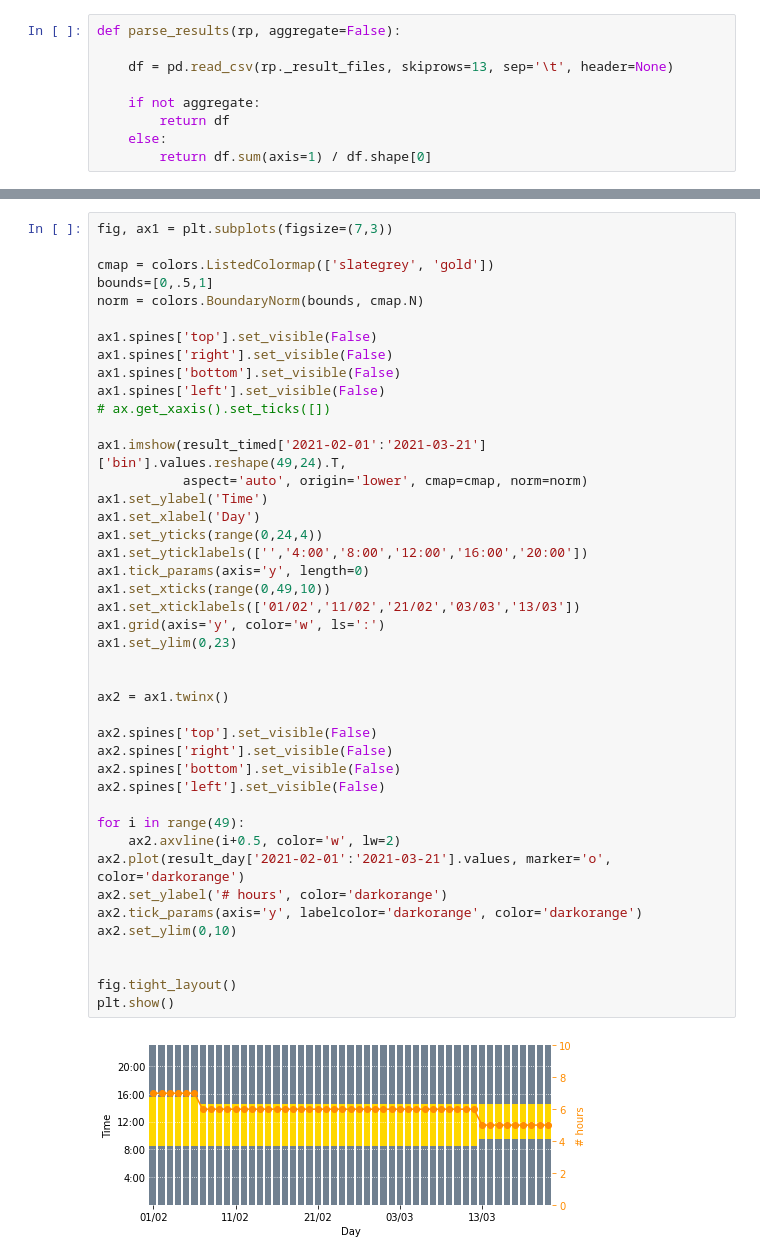
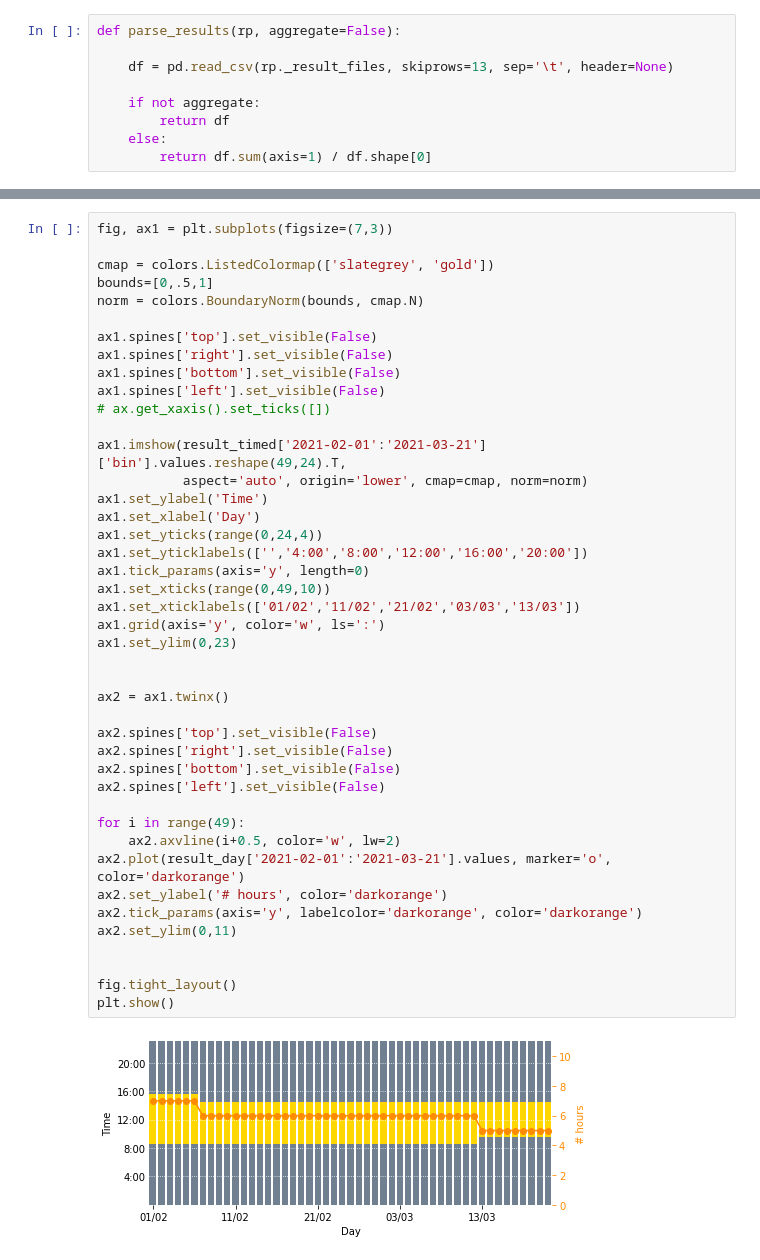
Before and after one commit to shervinazadi/EN_17037_Compliance, a Jupyter notebook: final_notebooks/sun_access.ipynb, the cells around one changed output, grey strips where cells are left out. Cells and saved outputs as stored; diff of their text form.

```diff
--- a/final_notebooks/sun_access.ipynb
+++ b/final_notebooks/sun_access.ipynb
@@ -168,32 +171,32 @@ ax1.spines['left'].set_visible(False)
 ax1.imshow(result_timed['2021-02-01':'2021-03-21']['bin'].values.reshape(49,24).T,
            aspect='auto', origin='lower', cmap=cmap, norm=norm)
 ax1.set_ylabel('Time')
 ax1.set_xlabel('Day')
 ax1.set_yticks(range(0,24,4))
 ax1.set_yticklabels(['','4:00','8:00','12:00','16:00','20:00'])
 ax1.tick_params(axis='y', length=0)
 ax1.set_xticks(range(0,49,10))
 ax1.set_xticklabels(['01/02','11/02','21/02','03/03','13/03'])
 ax1.grid(axis='y', color='w', ls=':')
 ax1.set_ylim(0,23)
 
 
 ax2 = ax1.twinx()
 
 ax2.spines['top'].set_visible(False)
 ax2.spines['right'].set_visible(False)
 ax2.spines['bottom'].set_visible(False)
 ax2.spines['left'].set_visible(False)
 
 for i in range(49):
     ax2.axvline(i+0.5, color='w', lw=2)
 ax2.plot(result_day['2021-02-01':'2021-03-21'].values, marker='o', color='darkorange')
 ax2.set_ylabel('# hours', color='darkorange')
 ax2.tick_params(axis='y', labelcolor='darkorange', color='darkorange')
-ax2.set_ylim(0,10)
+ax2.set_ylim(0,11)
 
 
 fig.tight_layout()
 plt.show()
 # %% [output]
-[figure, old version]
+[figure, new version]
```
Also changed, not shown: parts of 2 cells of this notebook.
